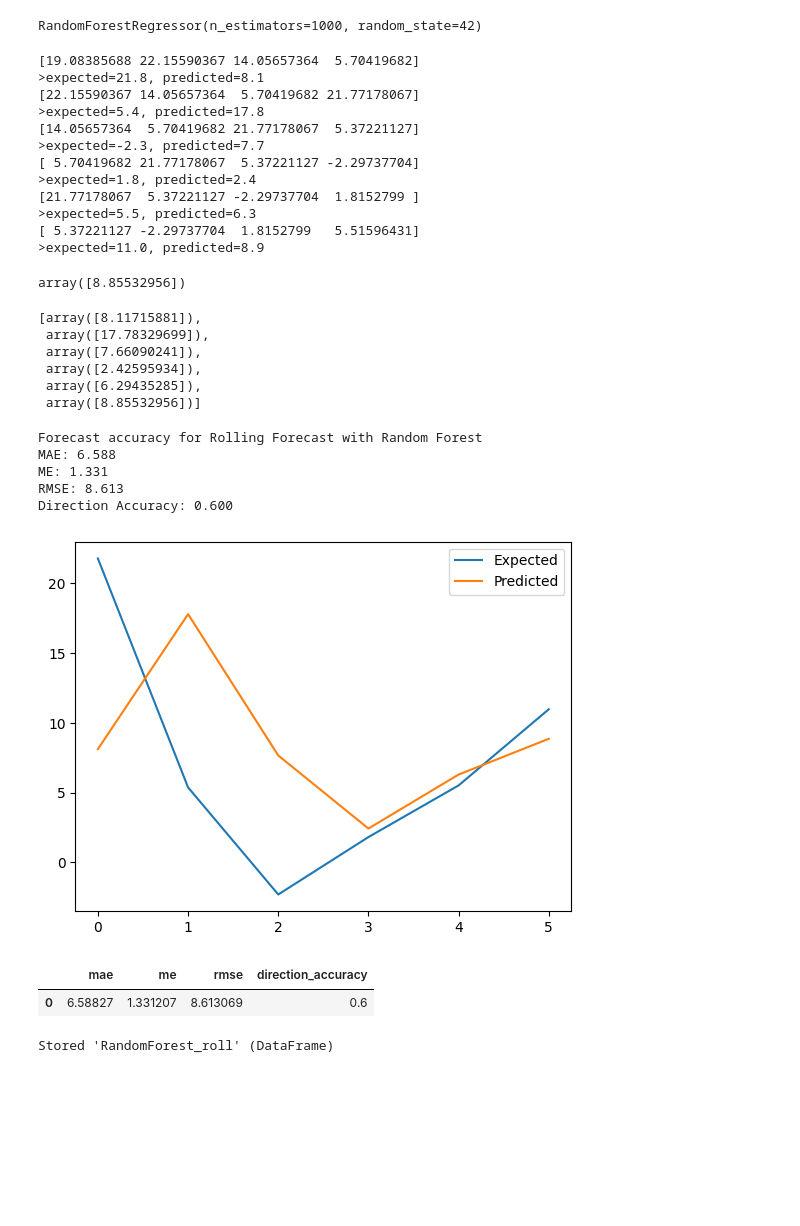
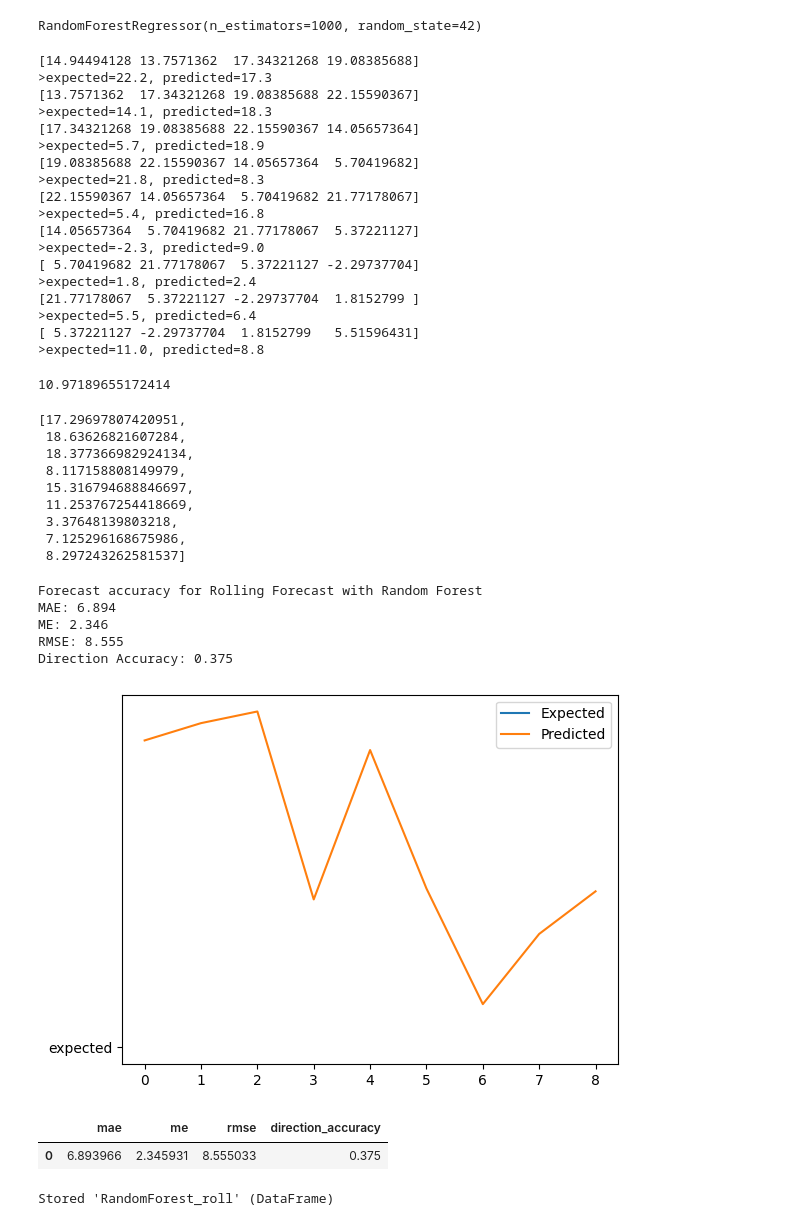
Before and after one commit to surajkarak/thesis, a Jupyter notebook: 3_RandomForest.ipynb, the cells around one changed output. Cells and saved outputs as stored; diff of their text form; code cells hidden in the pictures; blank space fills up the shorter version.

```diff
--- a/3_RandomForest.ipynb
+++ b/3_RandomForest.ipynb
@@ -109,9 +109,12 @@ def random_forest_forecast(train, testX):
  # make a one-step prediction
  yhat = model.predict([testX])
  return yhat[0]
+# %%
+splitratio = 0.05
+nobs = round(len(TS1_A1A2)*splitratio)
 # %%
 # evaluate
-wf_accuracy_prod = rf_walk_forward_validation(rf_data, 6)
+wf_accuracy_prod = rf_walk_forward_validation(rf_data, nobs)
 mae = wf_accuracy_prod['mae']
 me = wf_accuracy_prod['me']
 rmse = wf_accuracy_prod['rmse']
@@ -124,8 +127,8 @@ print('ME: %.3f' % me)
 print('RMSE: %.3f' % rmse)
 print('Direction Accuracy: %.3f' % direction_accuracy)
 # plot expected vs preducted
-plt.plot(y, label='Expected')
-plt.plot(yhat, label='Predicted')
+plt.plot(expected, label='Expected')
+plt.plot(predictions, label='Predicted')
 plt.legend()
 plt.show()
 # %% [output]
@@ -153,7 +160,7 @@ Stored 'RandomForest_wf' (DataFrame)
 # %% [markdown]
 Since this method uses 4 lagged values as input for predicting the next step, we are exposing the test data set in every iteration. So essentially this is a forecast with a window of "input" moving along the test set, predicting one step at a time, but having been trained on the original training set only once.
 # %%
-train, test = train_test_split(rf_data, 6)
+train, test = train_test_split(rf_data, nobs)
 # %%
 test
 # %% [output]
@@ -192,31 +202,40 @@ for i in range(len(test)):
     # summarize progress
     print('>expected=%.1f, predicted=%.1f' % (testy, yhat))
 # %% [output]
+[14.94494128 13.7571362  17.34321268 19.08385688]
+>expected=22.2, predicted=17.3
+[13.7571362  17.34321268 19.08385688 22.15590367]
+>expected=14.1, predicted=18.3
+[17.34321268 19.08385688 22.15590367 14.05657364]
+>expected=5.7, predicted=18.9
 [19.08385688 22.15590367 14.05657364  5.70419682]
->expected=21.8, predicted=8.1
+>expected=21.8, predicted=8.3
 [22.15590367 14.05657364  5.70419682 21.77178067]
->expected=5.4, predicted=17.8
+>expected=5.4, predicted=16.8
 [14.05657364  5.70419682 21.77178067  5.37221127]
->expected=-2.3, predicted=7.7
+>expected=-2.3, predicted=9.0
 [ 5.70419682 21.77178067  5.37221127 -2.29737704]
 >expected=1.8, predicted=2.4
 [21.77178067  5.37221127 -2.29737704  1.8152799 ]
->expected=5.5, predicted=6.3
+>expected=5.5, predicted=6.4
 [ 5.37221127 -2.29737704  1.8152799   5.51596431]
->expected=11.0, predicted=8.9
+>expected=11.0, predicted=8.8
-# %%
-yhat
-# %% [output]
-array([8.85532956])
+# %%
+testy
+# %% [output]
+10.97189655172414
 # %%
 predictions
 # %% [output]
-[array([8.11715881]),
- array([17.78329699]),
- array([7.66090241]),
- array([2.42595934]),
- array([6.29435285]),
- array([8.85532956])]
+[17.29697807420951,
+ 18.63626821607284,
+ 18.377366982924134,
+ 8.117158808149979,
+ 15.316794688846697,
+ 11.253767254418669,
+ 3.37648139803218,
+ 7.125296168675986,
+ 8.297243262581537]
 # %%
 mae = mean_absolute_error(test[:, -1], predictions)
 me = np.mean(predictions - test[:, -1])  # Mean Error
@@ -227,22 +246,22 @@ overall_direction_accuracy = np.mean(direction_accuracies)
 # %%
 #print('MAE: %.3f' % mae)
 print('Forecast accuracy for Rolling Forecast with Random Forest')
 print('MAE: %.3f' % mae)
 print('ME: %.3f' % me)
 print('RMSE: %.3f' % rmse)
 print('Direction Accuracy: %.3f' % overall_direction_accuracy)
 # plot expected vs preducted
-plt.plot(y, label='Expected')
+plt.plot(test[:, -1], label='Expected')
 plt.plot(predictions, label='Predicted')
 plt.legend()
 plt.show()
 # %% [output]
 Forecast accuracy for Rolling Forecast with Random Forest
-MAE: 6.588
-ME: 1.331
-RMSE: 8.613
-Direction Accuracy: 0.600
+MAE: 6.894
+ME: 2.346
+RMSE: 8.555
+Direction Accuracy: 0.375
-[figure, old version]
+[figure, new version]
 # %%
 roll_results = {
     'mae': [mae],
@@ -256,7 +275,7 @@ RandomForest_roll = pd.DataFrame(roll_results)
 RandomForest_roll
 # %% [output]
 |  | mae | me | rmse | direction_accuracy |
-| 0 | 6.58827 | 1.331207 | 8.613069 | 0.6 |
+| 0 | 6.893966 | 2.345931 | 8.555033 | 0.375 |
 # %%
 %store RandomForest_roll
 # %% [output]
```
Also changed, not shown: parts of 9 cells of this notebook, 5 other files.
